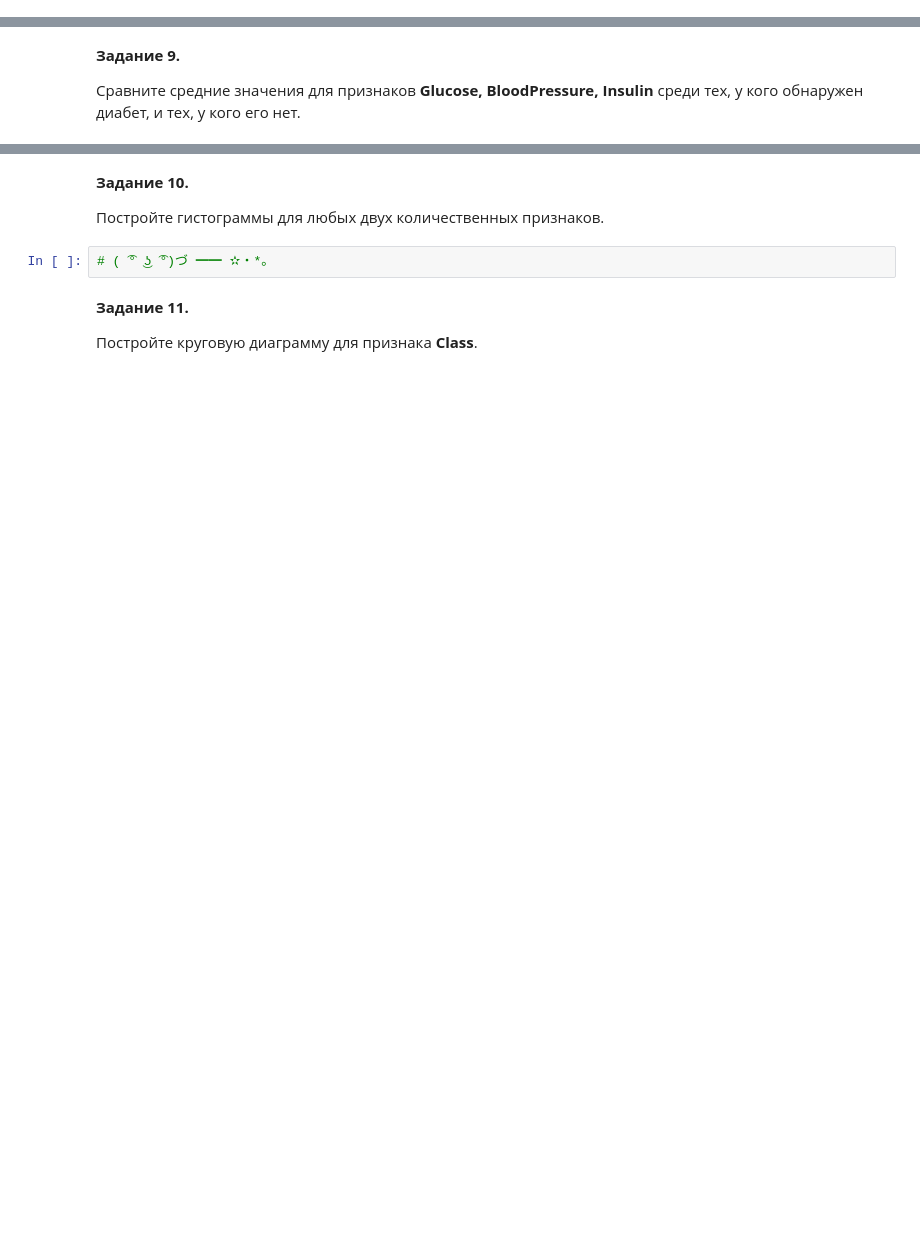
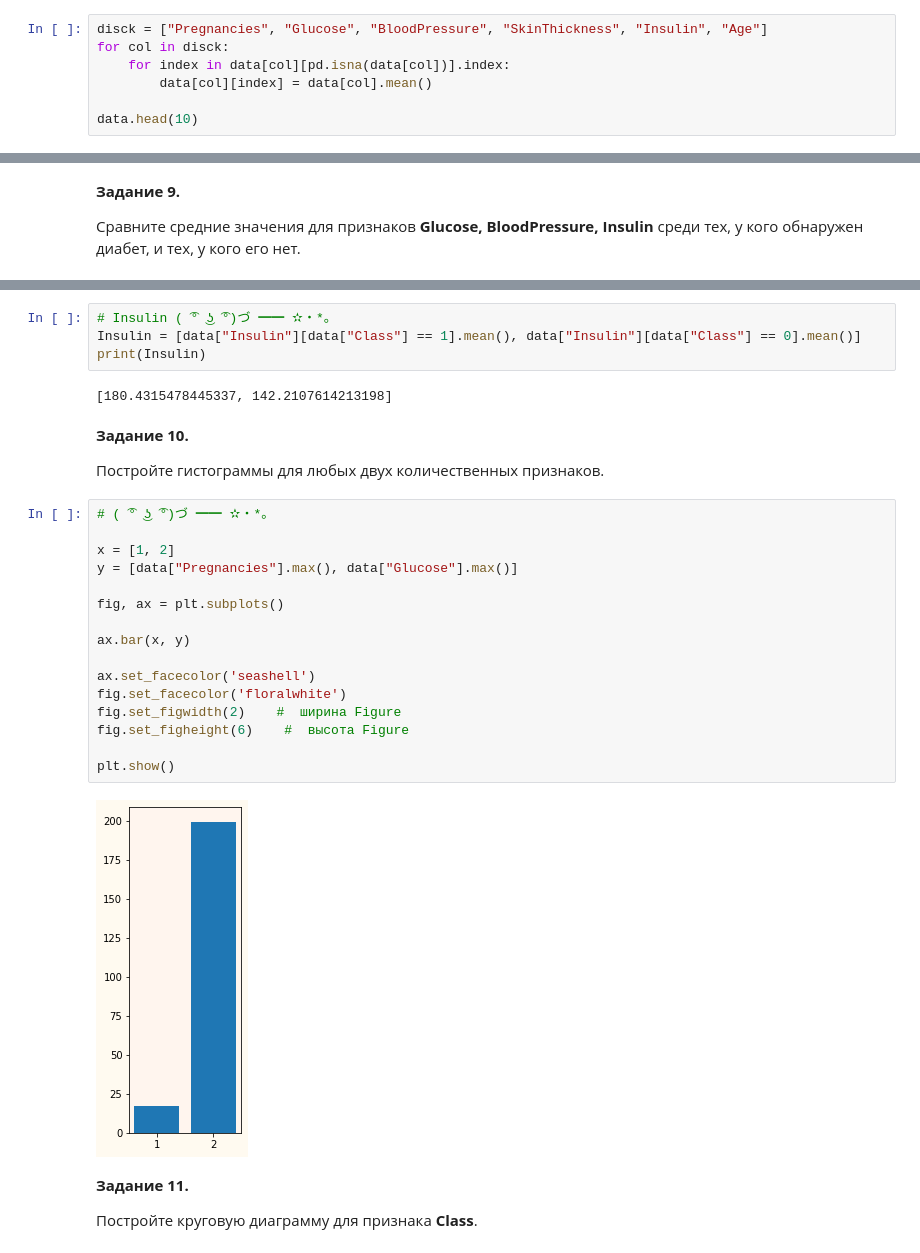
Before and after one commit to Sitych/technological_prackt, a Jupyter notebook: pandas_pract/pandas_pract 2.ipynb, the cells around one changed output, grey strips where cells are left out. Cells and saved outputs as stored; diff of their text form; blank space fills up the shorter version.

```diff
--- a/pandas_pract/pandas_pract 2.ipynb
+++ b/pandas_pract/pandas_pract 2.ipynb
@@ -50,0 +52,7 @@ __Задание 2.__
+# %%
+disck = ["Pregnancies", "Glucose", "BloodPressure", "SkinThickness", "Insulin", "Age"]
+for col in disck:
+    for index in data[col][pd.isna(data[col])].index:
+        data[col][index] = data[col].mean()
+
+data.head(10)
@@ -98,9 +152,31 @@ __Задание 9.__
+# %%
+# Insulin ( ͡° ͜ʖ ͡°)づ ━━ ✫・*。
+Insulin = [data["Insulin"][data["Class"] == 1].mean(), data["Insulin"][data["Class"] == 0].mean()]
+print(Insulin)
+# %% [output]
+[180.4315478445337, 142.2107614213198]
 # %% [markdown]
 __Задание 10.__
 
 Постройте гистограммы для любых двух количественных признаков.
-# %%
-# ( ͡° ͜ʖ ͡°)づ ━━ ✫・*。
+# %%
+# ( ͡° ͜ʖ ͡°)づ ━━ ✫・*。
+
+x = [1, 2]
+y = [data["Pregnancies"].max(), data["Glucose"].max()]
+
+fig, ax = plt.subplots()
+
+ax.bar(x, y)
+
+ax.set_facecolor('seashell')
+fig.set_facecolor('floralwhite')
+fig.set_figwidth(2)    #  ширина Figure
+fig.set_figheight(6)    #  высота Figure
+
+plt.show()
+# %% [output]
+[figure, added]
 # %% [markdown]
 __Задание 11.__
 
```
Also changed, not shown: parts of 37 cells of this notebook.
